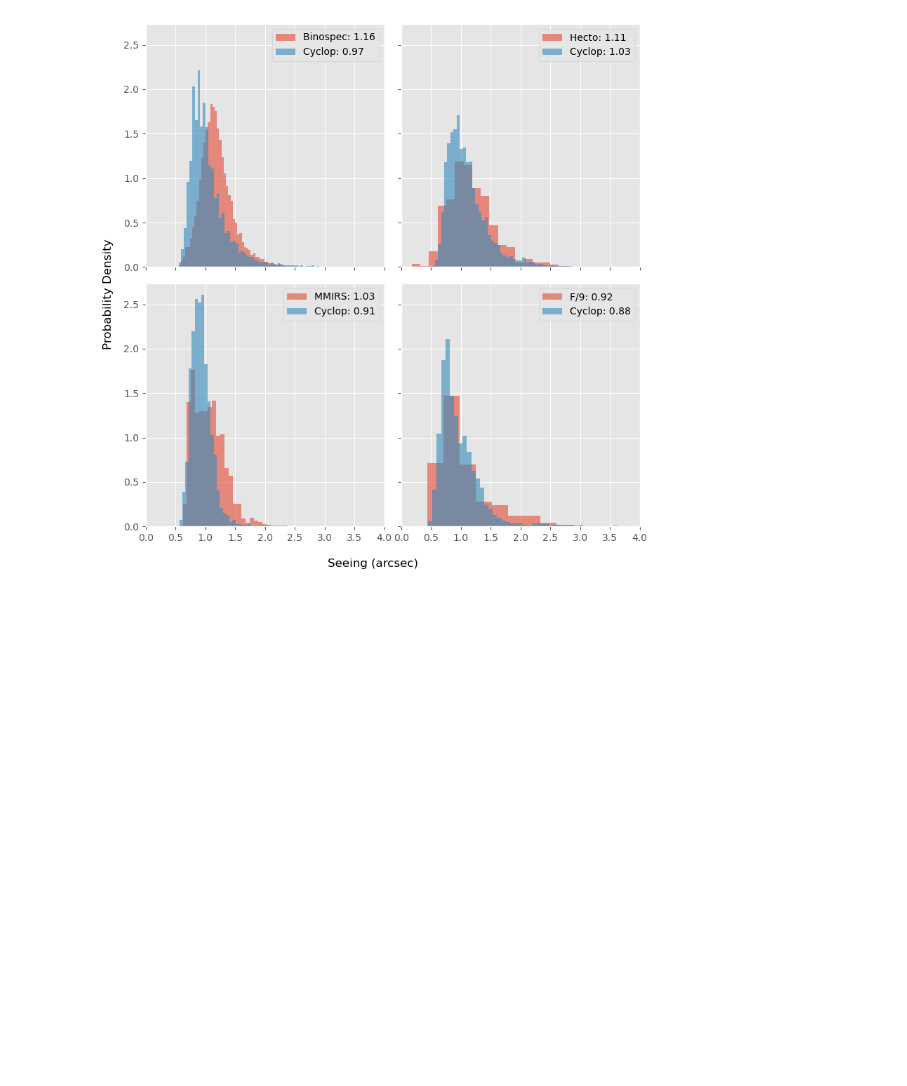
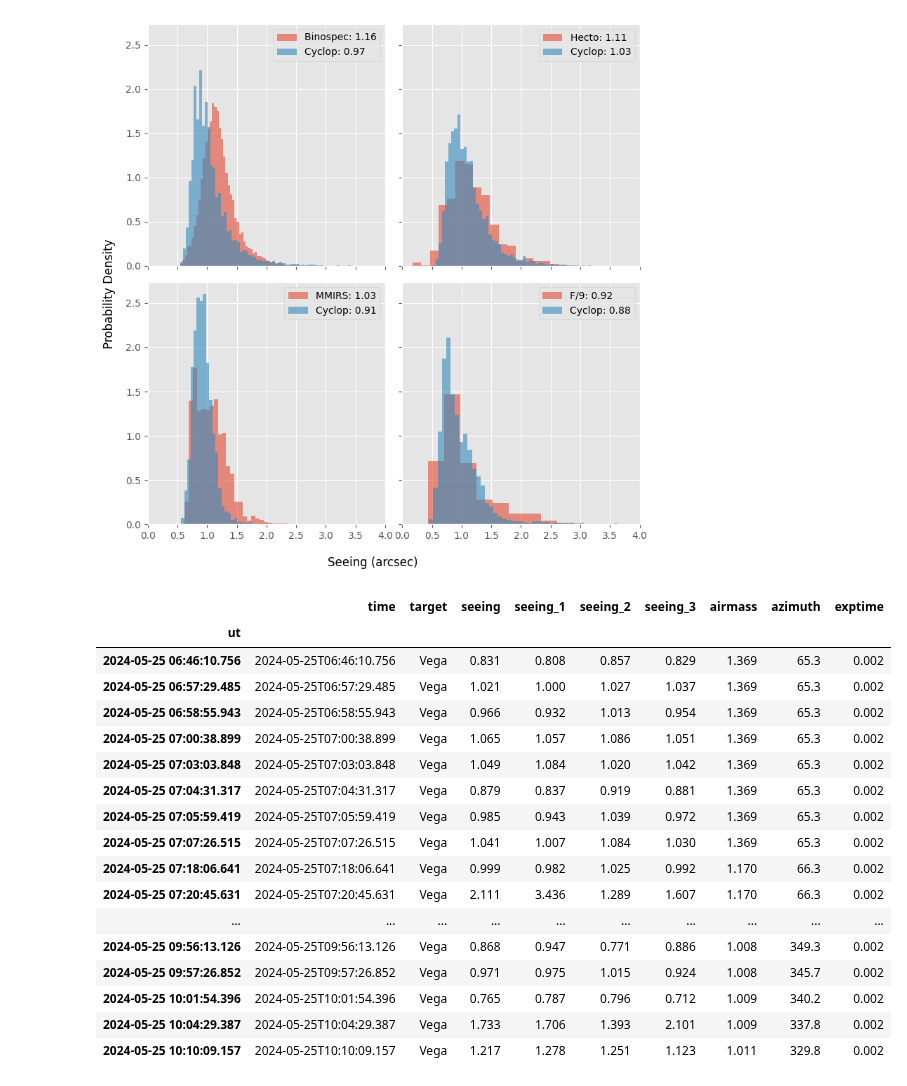
Before and after one commit to MMTObservatory/seeing_analysis, a Jupyter notebook: Seeing Summary - 2024_q2.ipynb, the cells around one changed output. Cells and saved outputs as stored; diff of their text form; code cells hidden in the pictures; blank space fills up the shorter version.

```diff
--- a/Seeing Summary - 2024_q2.ipynb
+++ b/Seeing Summary - 2024_q2.ipynb
@@ -459,4 +463,27 @@ with plt.style.context('ggplot', after_reset=True):
     plt.show()
 # %% [output]
 [figure]
+# %%
+hdimm = pd.read_csv("hdimm_clean.csv")
+hdimm = hdimm.set_index(pd.DatetimeIndex(hdimm['time'], name='ut'))
+hdimm
+# %% [output]
+|  | time | target | seeing | seeing_1 | seeing_2 | seeing_3 | airmass | azimuth | exptime |
+| ut |  |  |  |  |  |  |  |  |  |
+| 2024-05-25 06:46:10.756 | 2024-05-25T06:46:10.756 | Vega | 0.831 | 0.808 | 0.857 | 0.829 | 1.369 | 65.3 | 0.002 |
+| 2024-05-25 06:57:29.485 | 2024-05-25T06:57:29.485 | Vega | 1.021 | 1.000 | 1.027 | 1.037 | 1.369 | 65.3 | 0.002 |
+| 2024-05-25 06:58:55.943 | 2024-05-25T06:58:55.943 | Vega | 0.966 | 0.932 | 1.013 | 0.954 | 1.369 | 65.3 | 0.002 |
+| 2024-05-25 07:00:38.899 | 2024-05-25T07:00:38.899 | Vega | 1.065 | 1.057 | 1.086 | 1.051 | 1.369 | 65.3 | 0.002 |
+| 2024-05-25 07:03:03.848 | 2024-05-25T07:03:03.848 | Vega | 1.049 | 1.084 | 1.020 | 1.042 | 1.369 | 65.3 | 0.002 |
+| 2024-05-25 07:04:31.317 | 2024-05-25T07:04:31.317 | Vega | 0.879 | 0.837 | 0.919 | 0.881 | 1.369 | 65.3 | 0.002 |
+| 2024-05-25 07:05:59.419 | 2024-05-25T07:05:59.419 | Vega | 0.985 | 0.943 | 1.039 | 0.972 | 1.369 | 65.3 | 0.002 |
+| 2024-05-25 07:07:26.515 | 2024-05-25T07:07:26.515 | Vega | 1.041 | 1.007 | 1.084 | 1.030 | 1.369 | 65.3 | 0.002 |
+| 2024-05-25 07:18:06.641 | 2024-05-25T07:18:06.641 | Vega | 0.999 | 0.982 | 1.025 | 0.992 | 1.170 | 66.3 | 0.002 |
+| 2024-05-25 07:20:45.631 | 2024-05-25T07:20:45.631 | Vega | 2.111 | 3.436 | 1.289 | 1.607 | 1.170 | 66.3 | 0.002 |
+| ... | ... | ... | ... | ... | ... | ... | ... | ... | ... |
+| 2024-05-25 09:56:13.126 | 2024-05-25T09:56:13.126 | Vega | 0.868 | 0.947 | 0.771 | 0.886 | 1.008 | 349.3 | 0.002 |
+| 2024-05-25 09:57:26.852 | 2024-05-25T09:57:26.852 | Vega | 0.971 | 0.975 | 1.015 | 0.924 | 1.008 | 345.7 | 0.002 |
+| 2024-05-25 10:01:54.396 | 2024-05-25T10:01:54.396 | Vega | 0.765 | 0.787 | 0.796 | 0.712 | 1.009 | 340.2 | 0.002 |
+| 2024-05-25 10:04:29.387 | 2024-05-25T10:04:29.387 | Vega | 1.733 | 1.706 | 1.393 | 2.101 | 1.009 | 337.8 | 0.002 |
+| 2024-05-25 10:10:09.157 | 2024-05-25T10:10:09.157 | Vega | 1.217 | 1.278 | 1.251 | 1.123 | 1.011 | 329.8 | 0.002 |
 # %%
```
Also changed, not shown: parts of 4 cells of this notebook, 16 other files.
